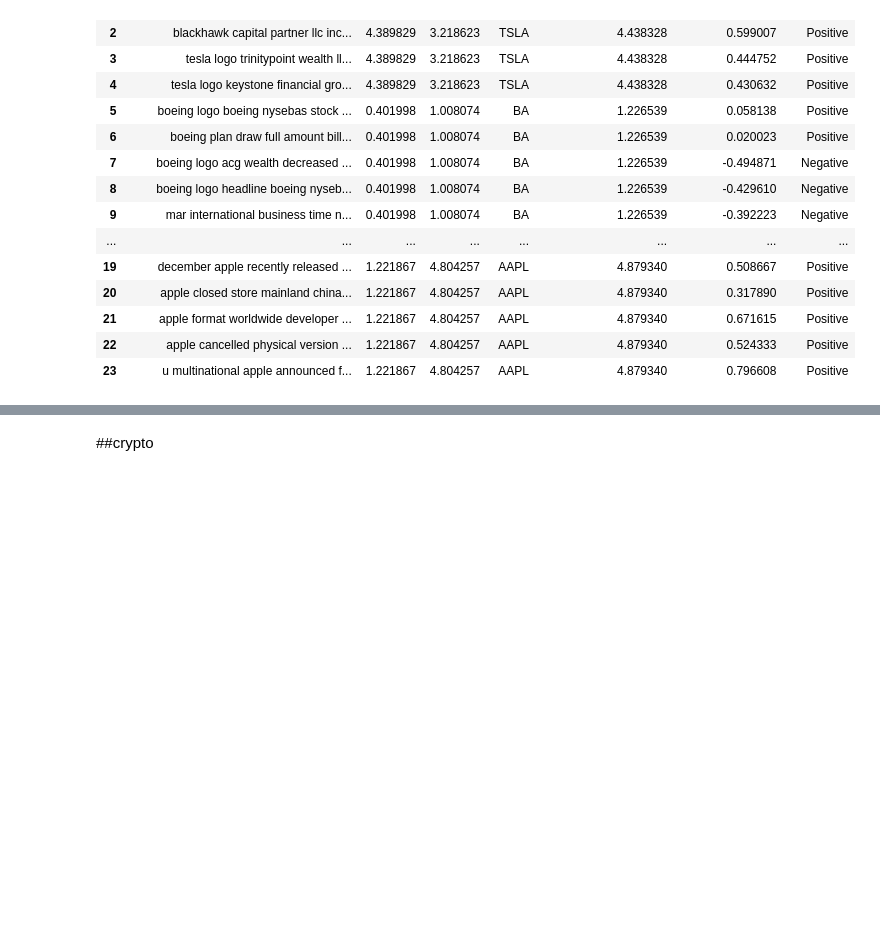
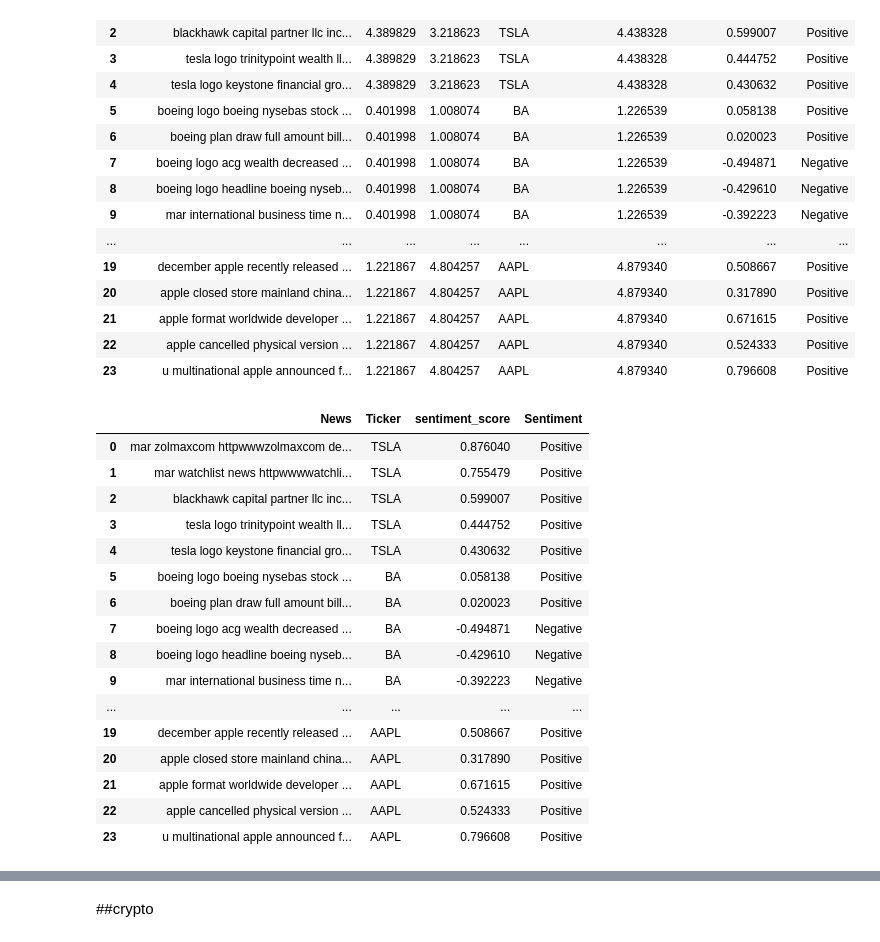
Before and after one commit to senaruetschlin/Investor_Attention, a Jupyter notebook: Sentiment.ipynb, the cells around one changed output, grey strips where cells are left out. Saved outputs shown, nothing was run; the diff lists cells and outputs as text; code cells hidden in the pictures; blank space fills up the shorter version.

```diff
--- a/Sentiment.ipynb
+++ b/Sentiment.ipynb
@@ -736,6 +748,27 @@ post
 | 21 | apple format worldwide developer ... | 1.221867 | 4.804257 | AAPL | 4.879340 | 0.671615 | Positive |
 | 22 | apple cancelled physical version ... | 1.221867 | 4.804257 | AAPL | 4.879340 | 0.524333 | Positive |
 | 23 | u multinational apple announced f... | 1.221867 | 4.804257 | AAPL | 4.879340 | 0.796608 | Positive |
+# %%
+post_clean = post.drop(columns = ['price', 'volume', 'name_price_attention'])
+post_clean
+# %% [output]
+|  | News | Ticker | sentiment_score | Sentiment |
+| 0 | mar zolmaxcom httpwwwzolmaxcom de... | TSLA | 0.876040 | Positive |
+| 1 | mar watchlist news httpwwwwatchli... | TSLA | 0.755479 | Positive |
+| 2 | blackhawk capital partner llc inc... | TSLA | 0.599007 | Positive |
+| 3 | tesla logo trinitypoint wealth ll... | TSLA | 0.444752 | Positive |
+| 4 | tesla logo keystone financial gro... | TSLA | 0.430632 | Positive |
+| 5 | boeing logo boeing nysebas stock ... | BA | 0.058138 | Positive |
+| 6 | boeing plan draw full amount bill... | BA | 0.020023 | Positive |
+| 7 | boeing logo acg wealth decreased ... | BA | -0.494871 | Negative |
+| 8 | boeing logo headline boeing nyseb... | BA | -0.429610 | Negative |
+| 9 | mar international business time n... | BA | -0.392223 | Negative |
+| ... | ... | ... | ... | ... |
+| 19 | december apple recently released ... | AAPL | 0.508667 | Positive |
+| 20 | apple closed store mainland china... | AAPL | 0.317890 | Positive |
+| 21 | apple format worldwide developer ... | AAPL | 0.671615 | Positive |
+| 22 | apple cancelled physical version ... | AAPL | 0.524333 | Positive |
+| 23 | u multinational apple announced f... | AAPL | 0.796608 | Positive |
 # %%
 import seaborn as sns
 
```
Also changed, not shown: parts of 33 cells of this notebook, 2 other files.
